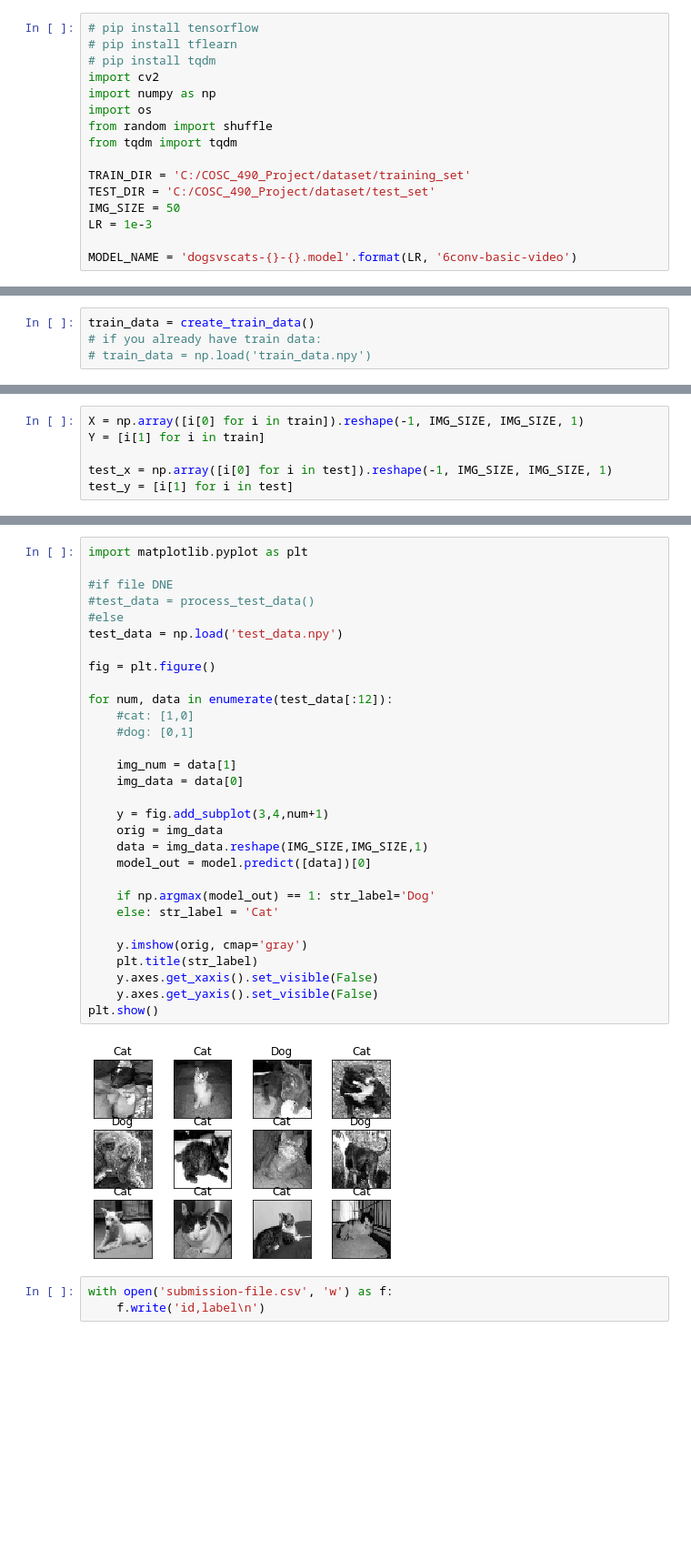
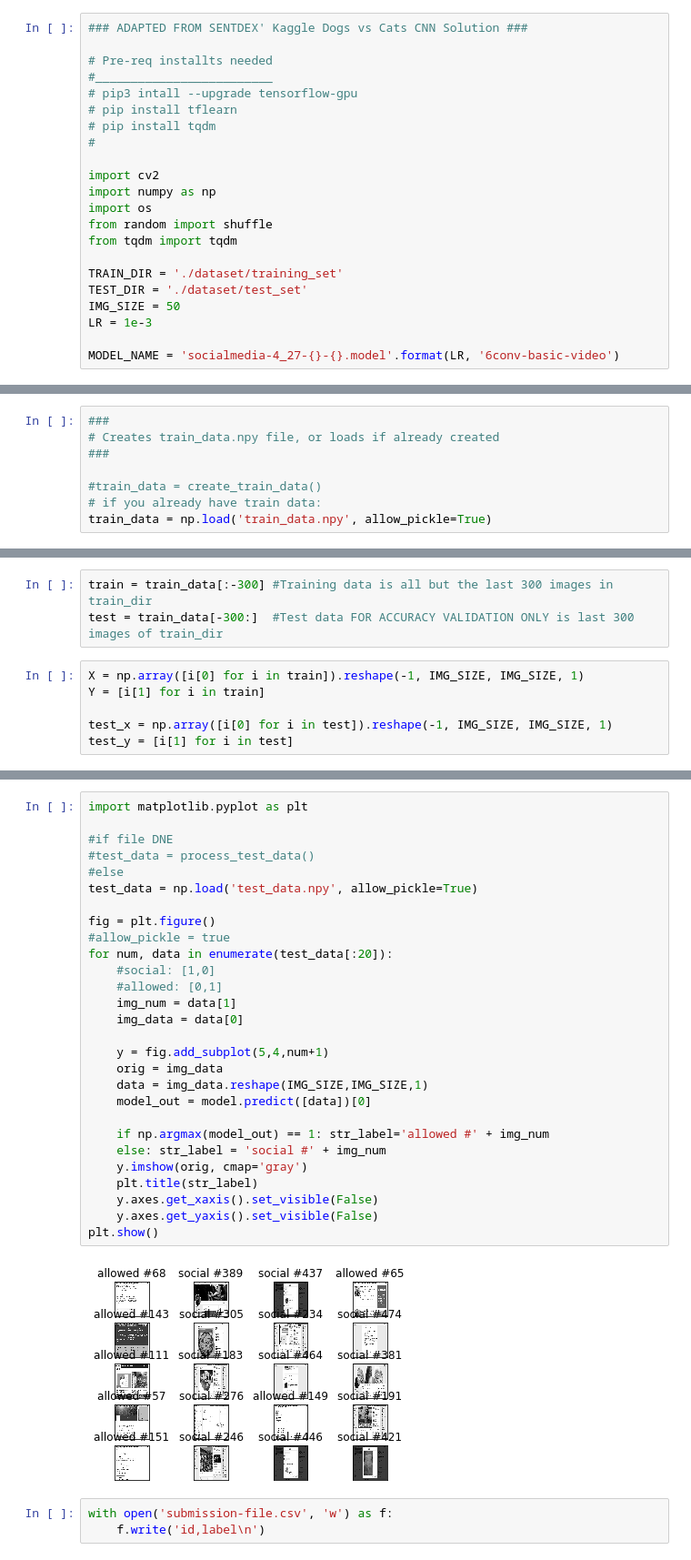
Before and after one commit to hking4/breakAndInspect, a Jupyter notebook: Binary Image CNN.ipynb, the cells around one changed output, grey strips where cells are left out. Shown at 91% size. Cells and saved outputs as stored; diff of their text form; blank space fills up the shorter version.

Commit message:
Adding files via upload
Testing extraction of CNN model to a separate module

```diff
--- a/Binary Image CNN.ipynb
+++ b/Binary Image CNN.ipynb
@@ -1,18 +1,24 @@
 # %%
-# pip install tensorflow
+### ADAPTED FROM SENTDEX' Kaggle Dogs vs Cats CNN Solution ###
+
+# Pre-req installts needed
+#_________________________
+# pip3 intall --upgrade tensorflow-gpu
 # pip install tflearn
 # pip install tqdm
+#
+
 import cv2
 import numpy as np
 import os
 from random import shuffle
 from tqdm import tqdm
 
-TRAIN_DIR = 'C:/COSC_490_Project/dataset/training_set'
-TEST_DIR = 'C:/COSC_490_Project/dataset/test_set'
+TRAIN_DIR = './dataset/training_set'
+TEST_DIR = './dataset/test_set'
 IMG_SIZE = 50
 LR = 1e-3
 
-MODEL_NAME = 'dogsvscats-{}-{}.model'.format(LR, '6conv-basic-video')
+MODEL_NAME = 'socialmedia-4_27-{}-{}.model'.format(LR, '6conv-basic-video')
 # %%
 def label_img(img):
@@ -43,9 +49,13 @@ def process_test_data():
     np.save('test_data.npy', testing_data)
     return testing_data
 # %%
-train_data = create_train_data()
+###
+# Creates train_data.npy file, or loads if already created
+###
+
+#train_data = create_train_data()
 # if you already have train data:
-# train_data = np.load('train_data.npy')
+train_data = np.load('train_data.npy', allow_pickle=True)
 # %%
 import tflearn
 from tflearn.layers.conv import conv_2d, max_pool_2d
@@ -116,3 +126,6 @@ test = train_data[-500:]
+# %%
+train = train_data[:-300] #Training data is all but the last 300 images in train_dir
+test = train_data[-300:]  #Test data FOR ACCURACY VALIDATION ONLY is last 300 images of train_dir
 # %%
 X = np.array([i[0] for i in train]).reshape(-1, IMG_SIZE, IMG_SIZE, 1)
 Y = [i[1] for i in train]
@@ -137,35 +150,33 @@ INFO:tensorflow:c:\COSC_490_Project\dogsvscats-0.001-6conv-basic-video.model is
 # %%
 import matplotlib.pyplot as plt
 
 #if file DNE
 #test_data = process_test_data()
 #else
-test_data = np.load('test_data.npy')
+test_data = np.load('test_data.npy', allow_pickle=True)
 
 fig = plt.figure()
-
-for num, data in enumerate(test_data[:12]):
-    #cat: [1,0]
-    #dog: [0,1]
-
+#allow_pickle = true
+for num, data in enumerate(test_data[:20]):
+    #social: [1,0]
+    #allowed: [0,1]
     img_num = data[1]
     img_data = data[0]
 
-    y = fig.add_subplot(3,4,num+1)
+    y = fig.add_subplot(5,4,num+1)
     orig = img_data
     data = img_data.reshape(IMG_SIZE,IMG_SIZE,1)
     model_out = model.predict([data])[0]
 
-    if np.argmax(model_out) == 1: str_label='Dog'
-    else: str_label = 'Cat'
-
+    if np.argmax(model_out) == 1: str_label='allowed #' + img_num
+    else: str_label = 'social #' + img_num
     y.imshow(orig, cmap='gray')
     plt.title(str_label)
     y.axes.get_xaxis().set_visible(False)
     y.axes.get_yaxis().set_visible(False)
 plt.show()
 # %% [output]
-[figure, old version]
+[figure, new version]
 # %%
 with open('submission-file.csv', 'w') as f:
     f.write('id,label\n')
```
Also changed, not shown: parts of 9 cells of this notebook, 11 other files.
